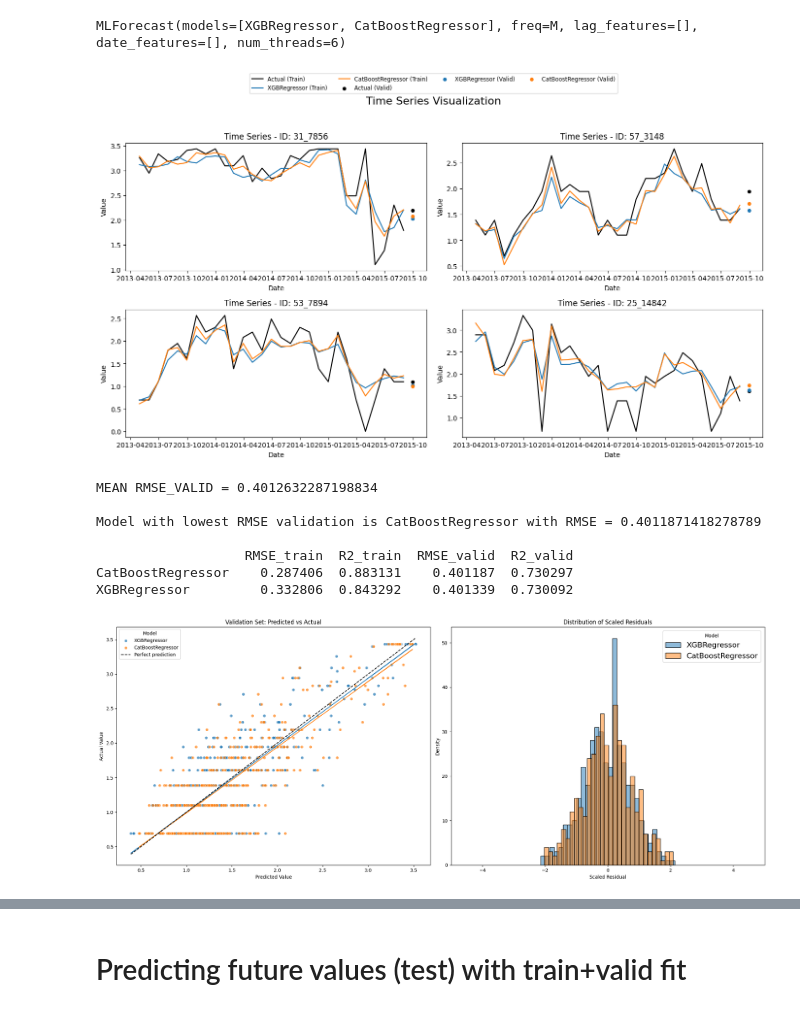
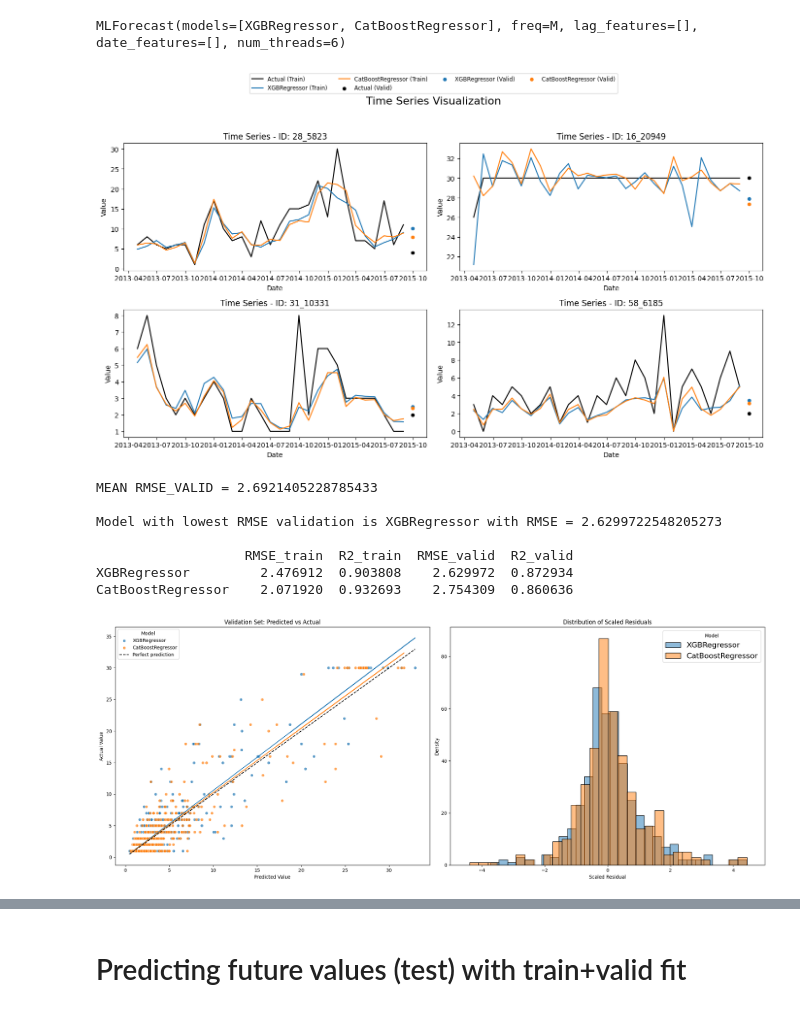
Before and after one commit to ezemriv/MLForecast-Enhanced-TimeSeries, a Jupyter notebook: 02_RFE.ipynb, the cells around one changed output, grey strips where cells are left out. Cells and saved outputs as stored; diff of their text form; code cells hidden in the pictures.

```diff
--- a/02_RFE.ipynb
+++ b/02_RFE.ipynb
@@ -326,6 +50,7 @@ class MLForecast_Evaluator:
 # Data loading:
 # %%
 data = pd.read_pickle('./data/transformed_full_features_data_157f.pkl')
+data['y'] = np.expm1(data['y']) #Transformed df includes a log transform of target
 
 train_index = sorted(list(data["ds"].unique()))[:-2]
 valid_index = [sorted(list(data["ds"].unique()))[-2]]
@@ -448,6 +173,7 @@ sk_log1p = FunctionTransformer(func=np.log1p, inverse_func=np.expm1)
 fcst = MLForecast(
     models=tunned_models,
     freq='M',
+    target_transforms=[GlobalSklearnTransformer(sk_log1p)],
     num_threads=6
 )
 # %%
@@ -456,27 +182,22 @@ fcst.fit(train_selected, fitted=True, id_col='unique_id', time_col='ds',
 # %% [output]
 MLForecast(models=[XGBRegressor, CatBoostRegressor], freq=M, lag_features=[], date_features=[], num_threads=6)
 # %%
-# Assuming you have your fcst object and valid set ready
 evaluator = MLForecast_Evaluator(fcst, valid_selected, future_df, h=1)
 
-# Plot time series
 evaluator.plot_time_series(n_samples=4)  # Will show 4 random time series in a 2x2 grid
 
 # Calculate and print metrics
 evaluator.calculate_metrics()
 
 # Plot metrics
 evaluator.plot_metrics()
-
-# Plot feature importances sorted by the average importance
-evaluator.plot_feature_importances()
 # %% [output]
-[figure, old version]
+[figure, new version]
-MEAN RMSE_VALID = 0.4012632287198834
+MEAN RMSE_VALID = 2.6921405228785433
 
-Model with lowest RMSE validation is CatBoostRegressor with RMSE = 0.4011871418278789
+Model with lowest RMSE validation is XGBRegressor with RMSE = 2.6299722548205273
 
                    RMSE_train  R2_train  RMSE_valid  R2_valid
-CatBoostRegressor    0.287406  0.883131    0.401187  0.730297
-XGBRegressor         0.332806  0.843292    0.401339  0.730092
+XGBRegressor         2.476912  0.903808    2.629972  0.872934
+CatBoostRegressor    2.071920  0.932693    2.754309  0.860636
-[figure, old version]
+[figure, new version]
```
Also changed, not shown: parts of 13 cells of this notebook, 3 other files.
